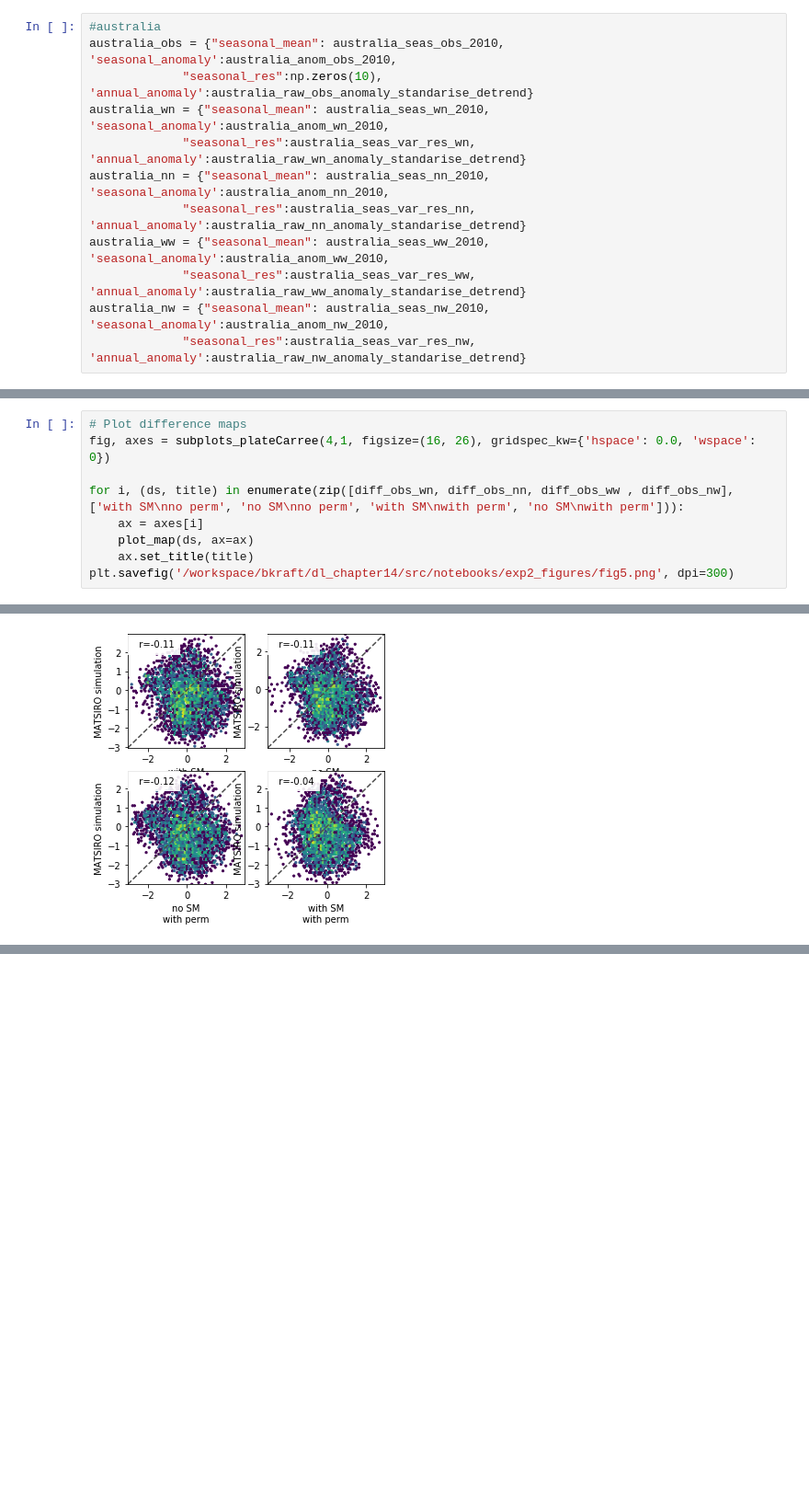
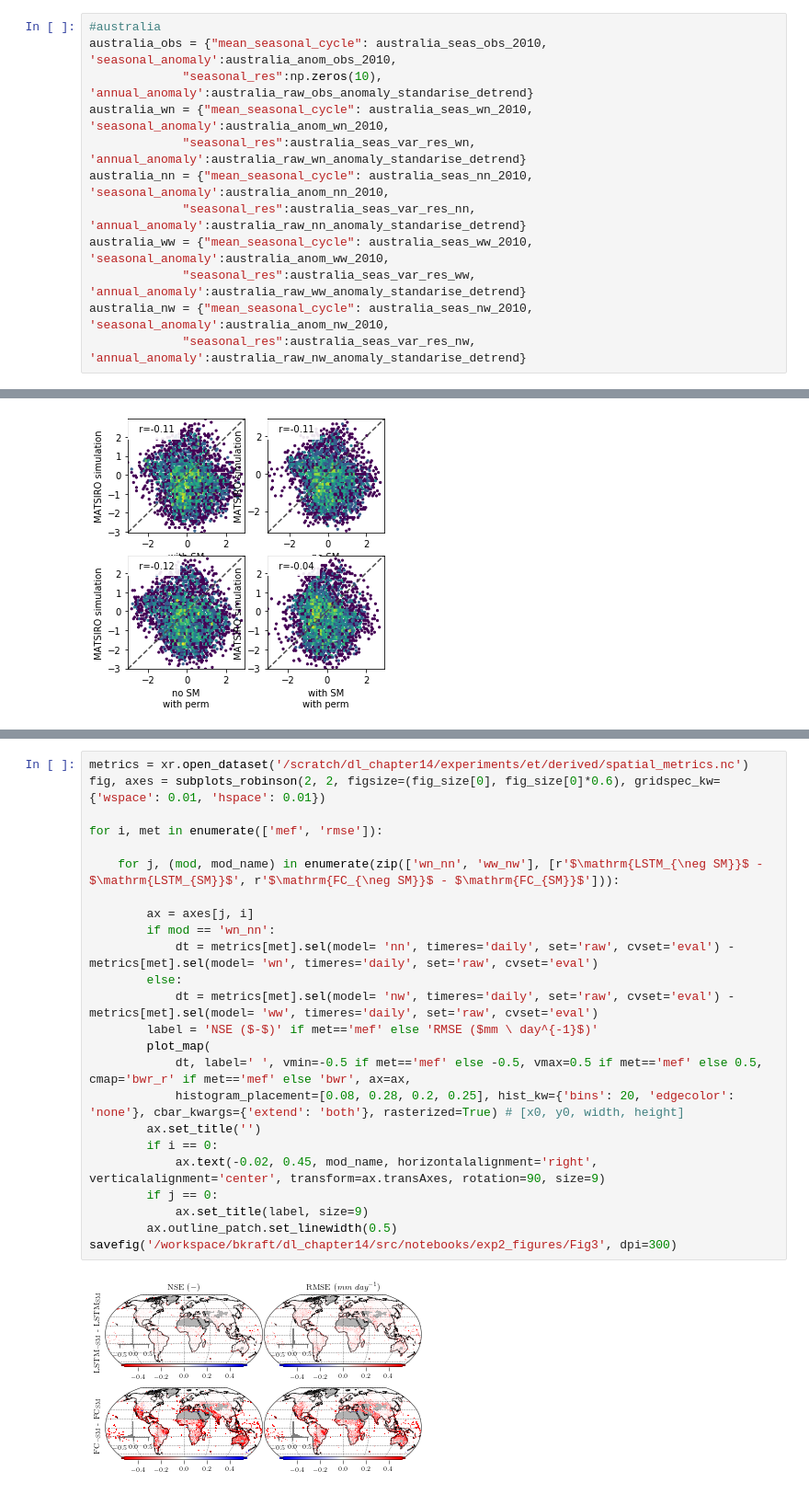
Before and after one commit to bask0/dl4es_ch18, a Jupyter notebook: src/notebooks/exp2.ipynb, the cells around one changed output, grey strips where cells are left out. Shown: that part at 92% size. Drawn from its saved outputs; the diff is of its cells as text; blank space fills up the shorter version.

```diff
--- a/src/notebooks/exp2.ipynb
+++ b/src/notebooks/exp2.ipynb
@@ -199,13 +247,13 @@ amazon_nw = {"seasonal_mean": amazon_seas_nw_2005, 'seasonal_anomaly':amazon_ano
              "seasonal_res":amazon_seas_var_res_nw, 'annual_anomaly':amazon_raw_nw_anomaly_standarise_detrend}
 # %%
 #australia
-australia_obs = {"seasonal_mean": australia_seas_obs_2010, 'seasonal_anomaly':australia_anom_obs_2010,
+australia_obs = {"mean_seasonal_cycle": australia_seas_obs_2010, 'seasonal_anomaly':australia_anom_obs_2010,
              "seasonal_res":np.zeros(10), 'annual_anomaly':australia_raw_obs_anomaly_standarise_detrend}
-australia_wn = {"seasonal_mean": australia_seas_wn_2010, 'seasonal_anomaly':australia_anom_wn_2010,
+australia_wn = {"mean_seasonal_cycle": australia_seas_wn_2010, 'seasonal_anomaly':australia_anom_wn_2010,
              "seasonal_res":australia_seas_var_res_wn, 'annual_anomaly':australia_raw_wn_anomaly_standarise_detrend}
-australia_nn = {"seasonal_mean": australia_seas_nn_2010, 'seasonal_anomaly':australia_anom_nn_2010,
+australia_nn = {"mean_seasonal_cycle": australia_seas_nn_2010, 'seasonal_anomaly':australia_anom_nn_2010,
              "seasonal_res":australia_seas_var_res_nn, 'annual_anomaly':australia_raw_nn_anomaly_standarise_detrend}
-australia_ww = {"seasonal_mean": australia_seas_ww_2010, 'seasonal_anomaly':australia_anom_ww_2010,
+australia_ww = {"mean_seasonal_cycle": australia_seas_ww_2010, 'seasonal_anomaly':australia_anom_ww_2010,
              "seasonal_res":australia_seas_var_res_ww, 'annual_anomaly':australia_raw_ww_anomaly_standarise_detrend}
-australia_nw = {"seasonal_mean": australia_seas_nw_2010, 'seasonal_anomaly':australia_anom_nw_2010,
+australia_nw = {"mean_seasonal_cycle": australia_seas_nw_2010, 'seasonal_anomaly':australia_anom_nw_2010,
              "seasonal_res":australia_seas_var_res_nw, 'annual_anomaly':australia_raw_nw_anomaly_standarise_detrend}
@@ -324,9 +381,0 @@ Coordinates:
-# %%
-# Plot difference maps
-fig, axes = subplots_plateCarree(4,1, figsize=(16, 26), gridspec_kw={'hspace': 0.0, 'wspace': 0})
-
-for i, (ds, title) in enumerate(zip([diff_obs_wn, diff_obs_nn, diff_obs_ww , diff_obs_nw], ['with SM\nno perm', 'no SM\nno perm', 'with SM\nwith perm', 'no SM\nwith perm'])):
-    ax = axes[i]
-    plot_map(ds, ax=ax)
-    ax.set_title(title)
-plt.savefig('/workspace/bkraft/dl_chapter14/src/notebooks/exp2_figures/fig5.png', dpi=300)
@@ -496,0 +399,26 @@ get_data(dats)
+# %%
+metrics = xr.open_dataset('/scratch/dl_chapter14/experiments/et/derived/spatial_metrics.nc')
+fig, axes = subplots_robinson(2, 2, figsize=(fig_size[0], fig_size[0]*0.6), gridspec_kw={'wspace': 0.01, 'hspace': 0.01})
+
+for i, met in enumerate(['mef', 'rmse']):
+
+    for j, (mod, mod_name) in enumerate(zip(['wn_nn', 'ww_nw'], [r'$\mathrm{LSTM_{\neg SM}}$ - $\mathrm{LSTM_{SM}}$', r'$\mathrm{FC_{\neg SM}}$ - $\mathrm{FC_{SM}}$'])):
+
+        ax = axes[j, i]
+        if mod == 'wn_nn':
+            dt = metrics[met].sel(model= 'nn', timeres='daily', set='raw', cvset='eval') - metrics[met].sel(model= 'wn', timeres='daily', set='raw', cvset='eval')
+        else:
+            dt = metrics[met].sel(model= 'nw', timeres='daily', set='raw', cvset='eval') - metrics[met].sel(model= 'ww', timeres='daily', set='raw', cvset='eval')
+        label = 'NSE ($-$)' if met=='mef' else 'RMSE ($mm \ day^{-1}$)'
+        plot_map(
+            dt, label=' ', vmin=-0.5 if met=='mef' else -0.5, vmax=0.5 if met=='mef' else 0.5, cmap='bwr_r' if met=='mef' else 'bwr', ax=ax,
+            histogram_placement=[0.08, 0.28, 0.2, 0.25], hist_kw={'bins': 20, 'edgecolor': 'none'}, cbar_kwargs={'extend': 'both'}, rasterized=True) # [x0, y0, width, height]
+        ax.set_title('')
+        if i == 0:
+            ax.text(-0.02, 0.45, mod_name, horizontalalignment='right', verticalalignment='center', transform=ax.transAxes, rotation=90, size=9)
+        if j == 0:
+            ax.set_title(label, size=9)
+        ax.outline_patch.set_linewidth(0.5)
+savefig('/workspace/bkraft/dl_chapter14/src/notebooks/exp2_figures/Fig3', dpi=300)
+# %% [output]
+[figure, added]
```
Also changed, not shown: parts of 16 cells of this notebook, 52 other files.
